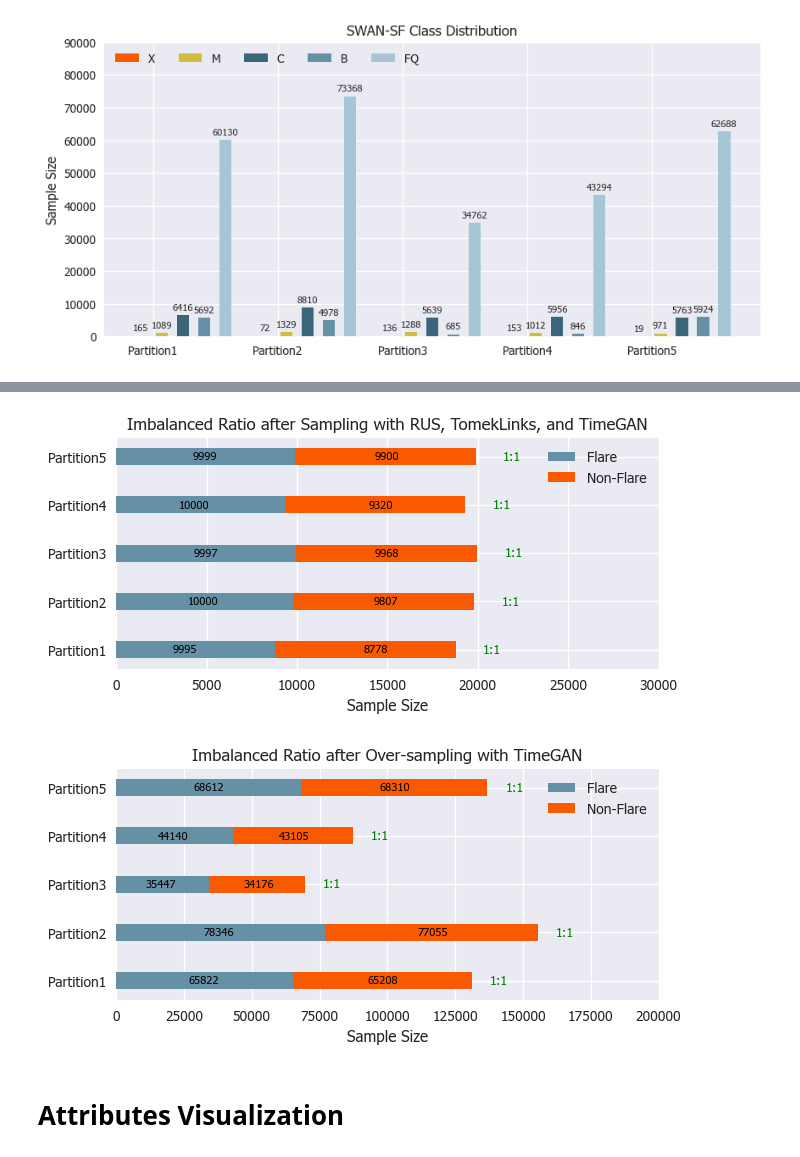
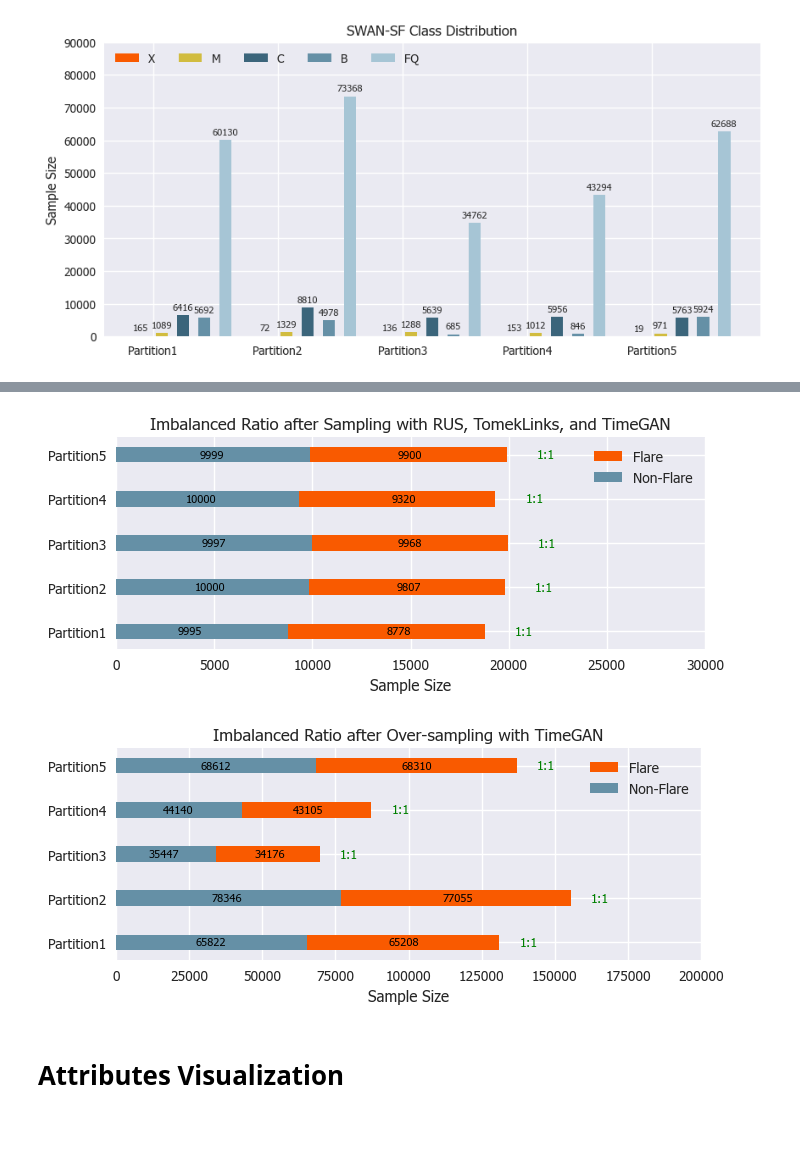
Before and after one commit to samresume/FlarePredict-DataPrep-Sampling-SWANSF, a Jupyter notebook: 4_Data_Visualization.ipynb, the cells around one changed output, grey strips where cells are left out. Drawn from its saved outputs; the diff is of its cells as text; code cells hidden in the pictures; blank space fills up the shorter version.

```diff
--- a/4_Data_Visualization.ipynb
+++ b/4_Data_Visualization.ipynb
@@ -253,6 +259,7 @@ for i in range(0, num_partitions):
         Y_train_array.append(pickle.load(f))
 # %%
 import matplotlib.pyplot as plt
+from matplotlib.patches import Patch
 import numpy as np
 
 # Assuming 'labels' is a list of dictionaries with 'FLARE_TYPE' as a key
@@ -270,6 +277,7 @@ font = {'family': 'Tahoma',
 plt.rc('font', **font)
 
 colors = ['#6590a6', '#f95a00']  # Colors for Flare and Non-Flare
+
 group = ["Partition1", "Partition2", "Partition3", "Partition4", "Partition5"]
 
 for i in range(1, 6):
@@ -296,35 +304,46 @@ for i, (key, val) in enumerate(flare_types.items()):
 offset = 0.1  # Increase this value to move the text further to the right
 for i, (partition, counts) in enumerate(imbalanced.items()):
     total_flare = counts[0]
     total_non_flare = counts[1]
     ratio = f"{round(total_non_flare / total_flare) if total_flare else 'inf'}:1"  # Avoid division by zero
     ax.text(left[i] + 2000, i, ratio, ha='center', va='center', weight='normal', size=9, color='green')
 
 
 # Annotating the bars with the count for each category
 for i, (key, val) in enumerate(flare_types.items()):
     if i ==0:
         dis = 1
     else:
         dis = 3
     for j, count in enumerate(val):
         if count > 0:  # If count is 0, we don't annotate
             ax.text(left[j] - dis*count/2, j, f'{count:d}', ha='center', va='center', color='black')
 
 ax.set_title("Imbalanced Ratio after Sampling with RUS, TomekLinks, and TimeGAN")
 ax.set_xlabel('Sample Size')
 ax.set_yticklabels(group)
 ax.set_yticks(np.arange(len(group)))
 ax.set_xlim(0, 30000)
 
+plt.tight_layout()
+
+
+legend_elements = [
+    Patch(facecolor=colors[1], label='Flare'),
+    Patch(facecolor=colors[0], label='Non-Flare')
+]
+
+plt.legend(handles=legend_elements)
+
+
+
 plt.savefig('imbalance_binary_ousampling.pdf')
 
 
-ax.legend()
 
 plt.show()
 # %% [output]
-[figure, old version]
+[figure, new version]
 # %%
 import pickle
 import pandas as pd
@@ -402,14 +421,22 @@ ax.set_yticklabels(group)
 ax.set_yticks(np.arange(len(group)))
 ax.set_xlim(0, 200000)
 
+plt.tight_layout()
+
+legend_elements = [
+    Patch(facecolor=colors[1], label='Flare'),
+    Patch(facecolor=colors[0], label='Non-Flare')
+]
+plt.legend(handles=legend_elements)
+
+
+
 plt.savefig('imbalance_binary_osampling.pdf')
 
 
-ax.legend()
-
 plt.show()
 # %% [output]
-[figure, old version]
+[figure, new version]
 # %% [markdown]
 # Attributes Visualization
 # %%
```
Also changed, not shown: parts of 3 cells of this notebook, 1 other file.
